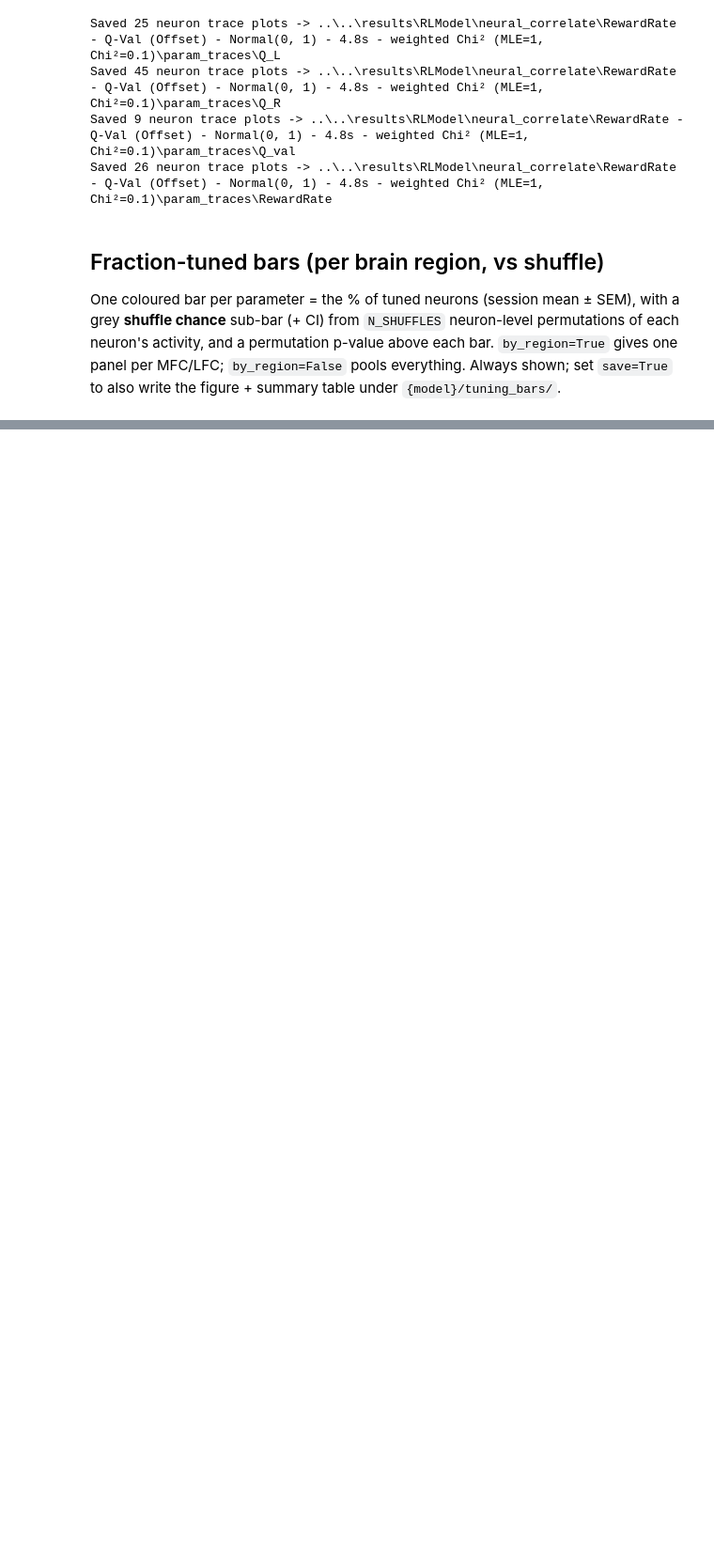
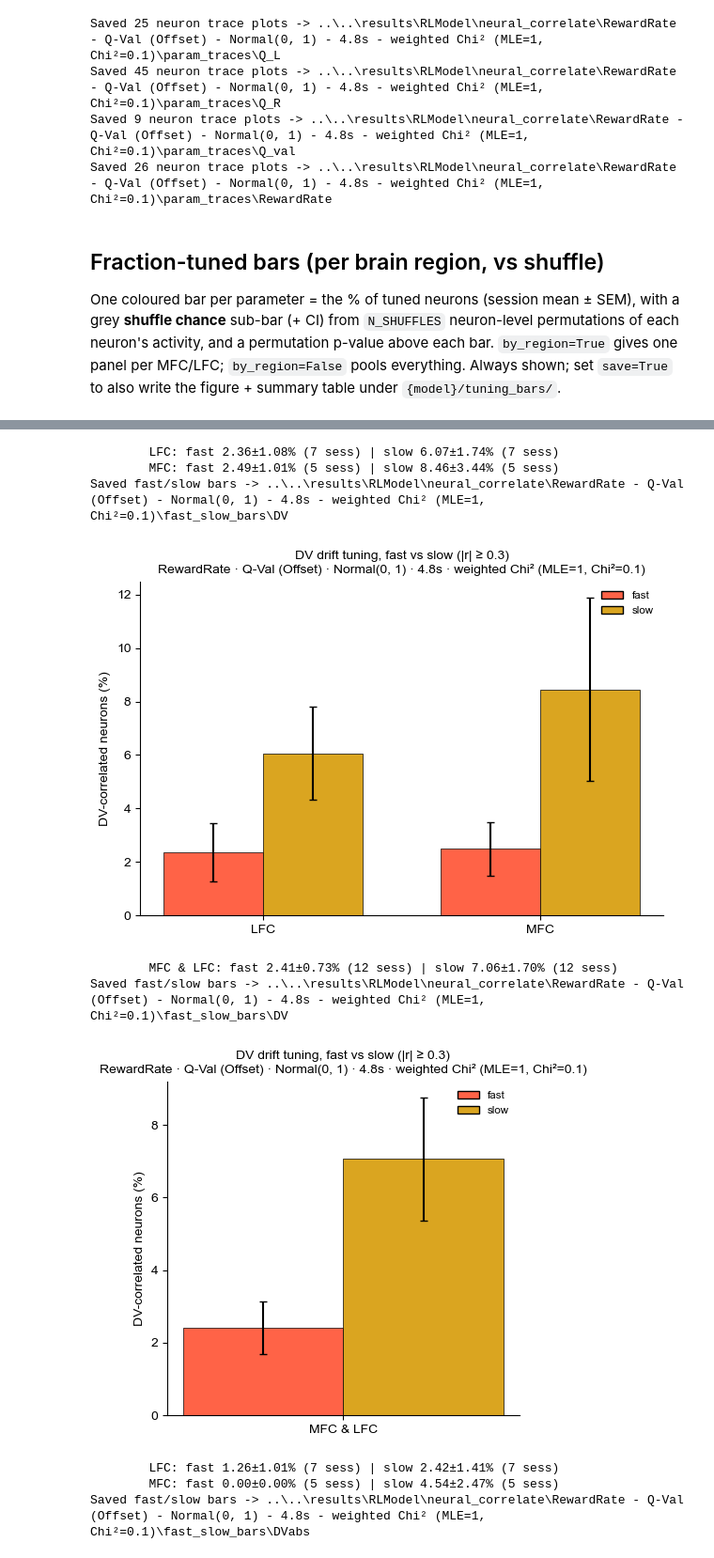
Before and after one commit to oraby/paper_fast_slow, a Jupyter notebook: code/rlmodel/model_neural_correlate.ipynb, the cells around one changed output, grey strips where cells are left out. Shown at 94% size. Cells and saved outputs as stored; diff of their text form; code cells hidden in the pictures; blank space fills up the shorter version.

Commit message:
Model: Update neural correlates notebook and show DV fast/slow correlation

```diff
--- a/code/rlmodel/model_neural_correlate.ipynb
+++ b/code/rlmodel/model_neural_correlate.ipynb
@@ -245,0 +279,5 @@ Saved tuning bars -> ..\..\results\RLModel\neural_correlate\RewardRate - Q-Val (
+# %%
+# Per-neuron DV / DVabs correlations, computed within the fast and slow subsets.
+corr_fast, corr_slow = nc.drift_correlations(table)
+print("fast neurons:", len(corr_fast), " slow neurons:", len(corr_slow))
+corr_fast.head()
@@ -245,0 +299,21 @@ Saved tuning bars -> ..\..\results\RLModel\neural_correlate\RewardRate - Q-Val (
+# %%
+# Fast-vs-slow summary bars: per region (4 bars) and all-regions pooled (2 bars),
+# for DV and for DVabs. Set save=True to also write the figure + summary csv.
+for drift in ("DV", "DVabs"):
+    nc.plot_fast_slow_bars(corr_fast, corr_slow, drift, min_abs_corr=MIN_ABS_CORR,
+                           by_region=True, save=True,
+                           save_root=BASE_SAVE_PATH, model_name=MODEL_NAME)
+    nc.plot_fast_slow_bars(corr_fast, corr_slow, drift, min_abs_corr=MIN_ABS_CORR,
+                           by_region=False, save=True,
+                           save_root=BASE_SAVE_PATH, model_name=MODEL_NAME)
+# %% [output]
+        LFC: fast 2.36±1.08% (7 sess) | slow 6.07±1.74% (7 sess)
+        MFC: fast 2.49±1.01% (5 sess) | slow 8.46±3.44% (5 sess)
+Saved fast/slow bars -> ..\..\results\RLModel\neural_correlate\RewardRate - Q-Val (Offset) - Normal(0, 1) - 4.8s - weighted Chi² (MLE=1, Chi²=0.1)\fast_slow_bars\DV
+[figure, added]
+        MFC & LFC: fast 2.41±0.73% (12 sess) | slow 7.06±1.70% (12 sess)
+Saved fast/slow bars -> ..\..\results\RLModel\neural_correlate\RewardRate - Q-Val (Offset) - Normal(0, 1) - 4.8s - weighted Chi² (MLE=1, Chi²=0.1)\fast_slow_bars\DV
+[figure, added]
+        LFC: fast 1.26±1.01% (7 sess) | slow 2.42±1.41% (7 sess)
+        MFC: fast 0.00±0.00% (5 sess) | slow 4.54±2.47% (5 sess)
+Saved fast/slow bars -> ..\..\results\RLModel\neural_correlate\RewardRate - Q-Val (Offset) - Normal(0, 1) - 4.8s - weighted Chi² (MLE=1, Chi²=0.1)\fast_slow_bars\DVabs
```
Also changed, not shown: parts of 11 cells of this notebook, 2 other files.
